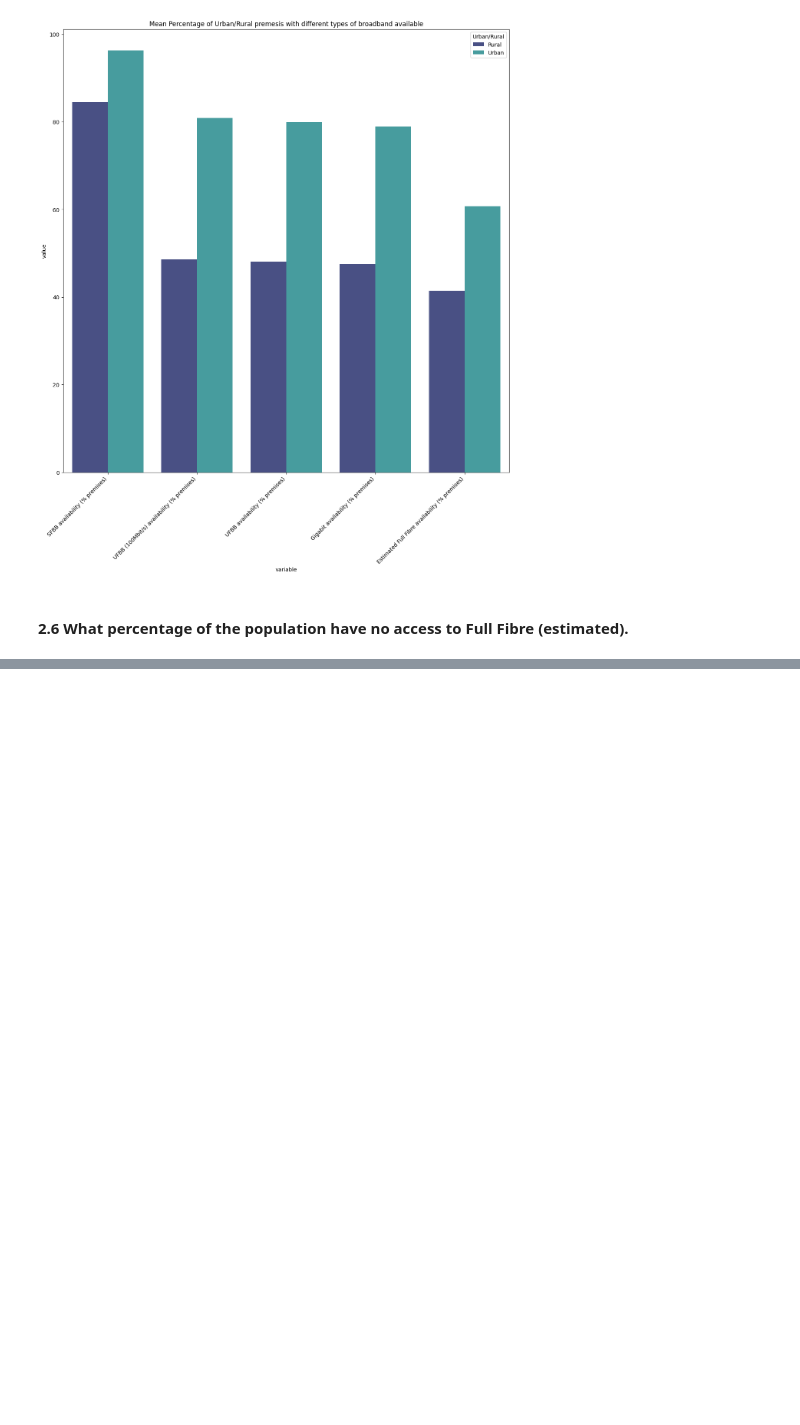
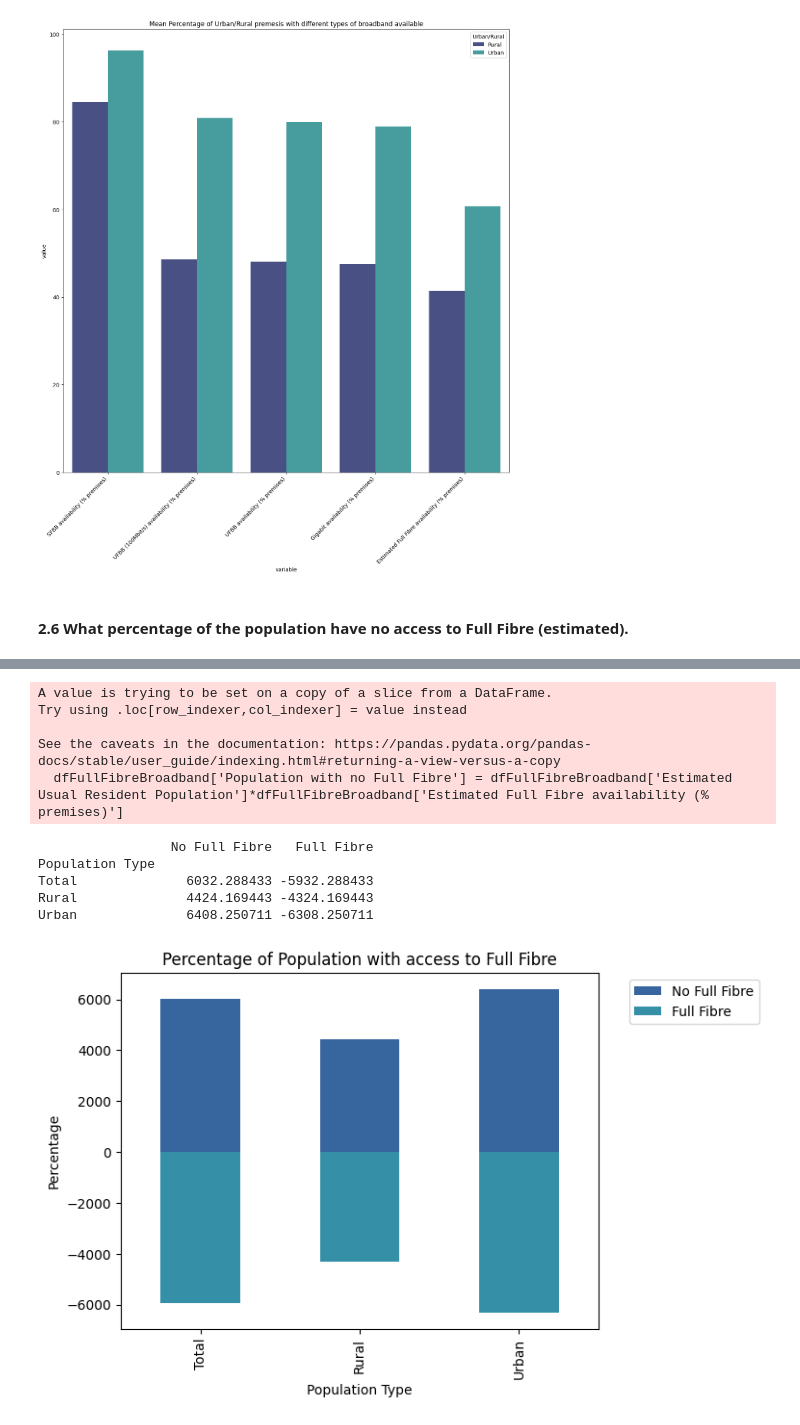
Before and after one commit to yuliiabosher/Fiber-optic-project, a Jupyter notebook: ColabNotebooks/PostcodeLevelFibreDataAnalysis.ipynb, the cells around one changed output, grey strips where cells are left out. Saved outputs shown, nothing was run; the diff lists cells and outputs as text; code cells hidden in the pictures; blank space fills up the shorter version.

```diff
--- a/ColabNotebooks/PostcodeLevelFibreDataAnalysis.ipynb
+++ b/ColabNotebooks/PostcodeLevelFibreDataAnalysis.ipynb
@@ -312,12 +312,19 @@ This section uses the ratio of full fibre to gigabit availability at the parliam
 # - Apply the custom function create a new column "Estimated Full Fibre Availability (% premesis)
 # - Show the top of the resulting data and the shape of the dataframe
 #############
-# Define a custom function to estimate gigabit availabliity per row
-def estimate_gigabit_availability(row):
+# Define a custom function to estimate full fibre availabliity per row
+def estimate_fullfibre_availability(row):
     return row['PCON Full Fibre availability (% premises)']/row['PCON Gigabit availability (% premises)'] * row['Gigabit availability (% premises)']
 # Apply the custom function create a new column "Estimated Full Fibre Availability (% premesis)
 dfMergedONSOFCOMDataWithEstimate = dfMergedONSOFCOMDataWithPopulation.copy()
-dfMergedONSOFCOMDataWithEstimate['Estimated Full Fibre availability (% premises)'] = dfMergedONSOFCOMDataWithEstimate.apply(estimate_gigabit_availability, axis=1)
+dfMergedONSOFCOMDataWithEstimate['Estimated Full Fibre availability (% premises)'] = dfMergedONSOFCOMDataWithEstimate.apply(estimate_fullfibre_availability, axis=1)
+
+# Define a custom function to estimate gigabit availabliity
+def estimate_poulation_fullfibre_availability(row):
+    return row['Estimated Full Fibre availability (% premises)']/100 * row['Estimated Usual Resident Population']
+# Apply the custom function create a new column "Estimated Full Fibre Availability (% premesis)
+dfMergedONSOFCOMDataWithEstimate['Estimated Full Fibre availability (population)'] = dfMergedONSOFCOMDataWithEstimate.apply(estimate_poulation_fullfibre_availability, axis=1)
+
 # - Show the top of the resulting data and the shape of the dataframe
 print("Merged ONS/OFCOM Data including estimate of full fibre availability:")
 display(dfMergedONSOFCOMDataWithEstimate.head())
@@ -553,0 +504,60 @@ display(dfFastBroadbandData.head())
+# %%
+#############
+# What percentage of the population have no access to Full Fibre (split Urban/Rural)
+# - Caculate the total population, and the split of the population living in Urban/Rural locations
+# - Filter the data so only postcodes with no full fibre availability are included
+# - Calculate the percentage of the population with no full fibre
+#############
+totalPopulation = dfCombinedONSOFCOMData['Estimated Usual Resident Population'].sum()
+totalPopulationUrban = dfCombinedONSOFCOMData[dfCombinedONSOFCOMData['Urban/Rural'] == 'Urban']['Estimated Usual Resident Population'].sum()
+totalPopulationRural = dfCombinedONSOFCOMData[dfCombinedONSOFCOMData['Urban/Rural'] == 'Rural']['Estimated Usual Resident Population'].sum()
+
+columns_full_fibre_broadband=['pcds','ctry',
+       'Estimated Usual Resident Population',
+       'Estimated Full Fibre availability (% premises)',
+       'Urban/Rural']
+
+dfFullFibreBroadband=dfCombinedONSOFCOMData[columns_full_fibre_broadband]
+dfFullFibreBroadband['Population with no Full Fibre'] = dfFullFibreBroadband['Estimated Usual Resident Population']*dfFullFibreBroadband['Estimated Full Fibre availability (% premises)']
+
+#filter to include only postcodes with no Estimated Full Fibre availability
+#dfNoFibreBroadbandData=dfCombinedONSOFCOMData[dfCombinedONSOFCOMData['Estimated Full Fibre availability (% premises)'] == 0.0]
+#populationNoFibre = dfNoFibreBroadbandData['Estimated Usual Resident Population'].sum()
+#populationNoFibreUrban = dfNoFibreBroadbandData[dfNoFibreBroadbandData['Urban/Rural'] == 'Urban']['Estimated Usual Resident Population'].sum()
+#populationNoFibreRural = dfNoFibreBroadbandData[dfNoFibreBroadbandData['Urban/Rural'] == 'Rural']['Estimated Usual Resident Population'].sum()
+
+populationNoFibre = dfFullFibreBroadband['Population with no Full Fibre'].sum()
+populationNoFibreUrban = dfFullFibreBroadband[dfFullFibreBroadband['Urban/Rural'] == 'Urban']['Population with no Full Fibre'].sum()
+populationNoFibreRural = dfFullFibreBroadband[dfFullFibreBroadband['Urban/Rural'] == 'Rural']['Population with no Full Fibre'].sum()
+
+#Calculate the percentage of the population with no full fibre availability (estimated)
+percentagePopulationNoFibre = populationNoFibre/totalPopulation * 100
+percentageRuralPopulationNoFibre = populationNoFibreRural/totalPopulationRural *100
+percentageUrbanPopulationNoFibre = populationNoFibreUrban/totalPopulationUrban *100
+
+
+dfPercentagePopWithAccessToFullFibre={'No Full Fibre': [percentagePopulationNoFibre, percentageRuralPopulationNoFibre, percentageUrbanPopulationNoFibre],
+                                      'Full Fibre': [100-percentagePopulationNoFibre, 100-percentageRuralPopulationNoFibre, 100-percentageUrbanPopulationNoFibre],
+                                      'Population Type': ["Total", "Rural", "Urban"]}
+dfPercentagePopWithAccessToFullFibre=pd.DataFrame(dfPercentagePopWithAccessToFullFibre)
+dfPercentagePopWithAccessToFullFibre=dfPercentagePopWithAccessToFullFibre.set_index('Population Type')
+print(dfPercentagePopWithAccessToFullFibre)
+colors=sns.color_palette('mako')[2:4]
+dfPercentagePopWithAccessToFullFibre.plot(kind='bar', stacked=True, color=colors)
+# Add Title and Labels, and move the legend to the side
+plt.title('Percentage of Population with access to Full Fibre')
+plt.ylabel('Percentage')
+plt.legend(bbox_to_anchor=(1.05, 1.0), loc='upper left')
+plt.show()
+# %% [output]
+A value is trying to be set on a copy of a slice from a DataFrame.
+Try using .loc[row_indexer,col_indexer] = value instead
+
+See the caveats in the documentation: https://pandas.pydata.org/pandas-docs/stable/user_guide/indexing.html#returning-a-view-versus-a-copy
+  dfFullFibreBroadband['Population with no Full Fibre'] = dfFullFibreBroadband['Estimated Usual Resident Population']*dfFullFibreBroadband['Estimated Full Fibre availability (% premises)']
+                 No Full Fibre   Full Fibre
+Population Type
+Total              6032.288433 -5932.288433
+Rural              4424.169443 -4324.169443
+Urban              6408.250711 -6308.250711
+[figure, added]
```
Also changed, not shown: parts of 3 cells of this notebook.
